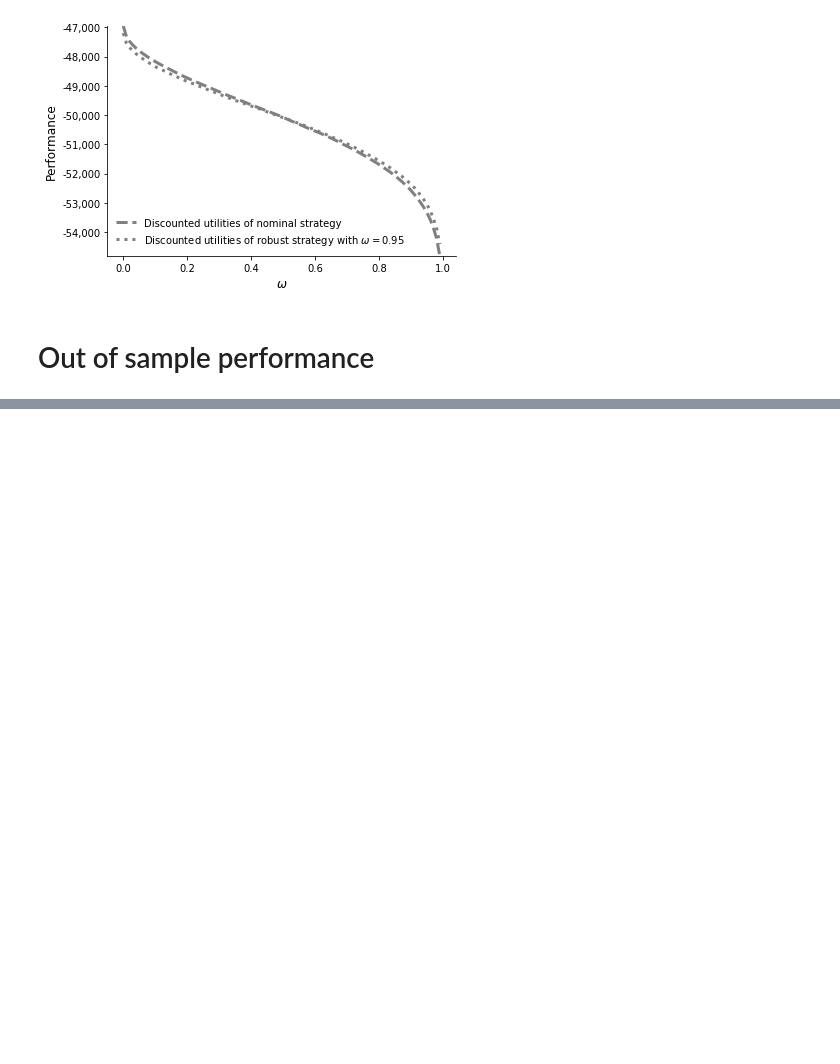
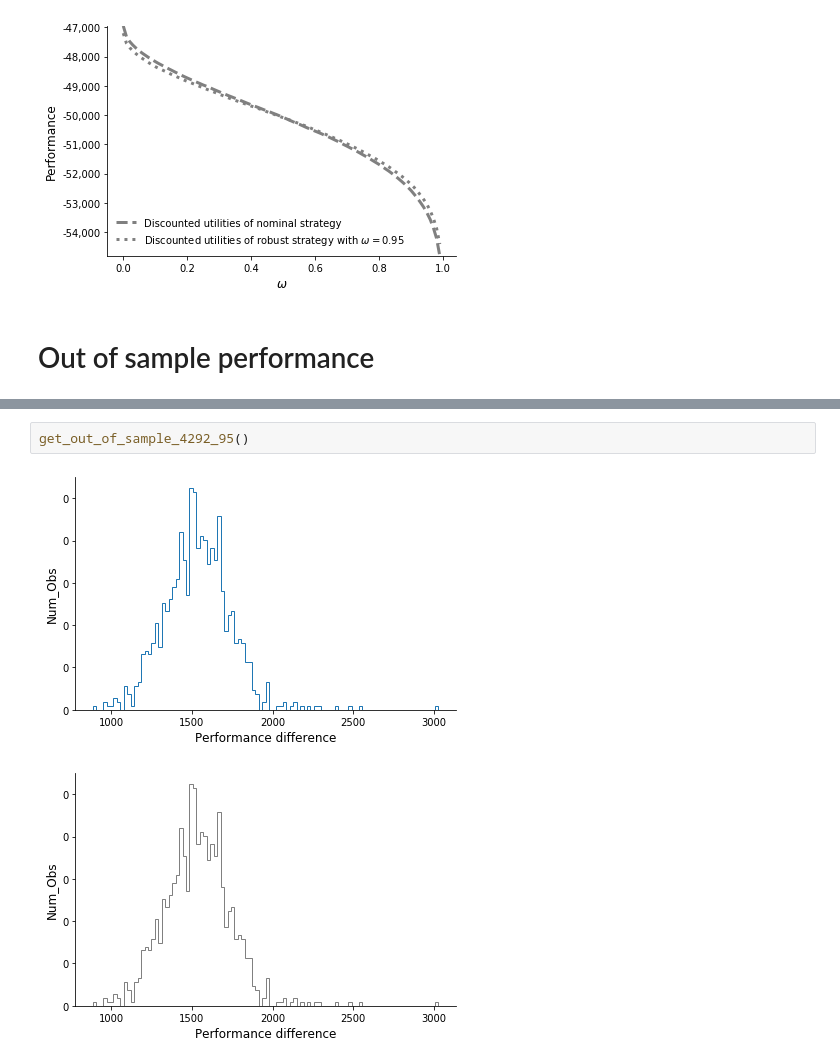
Before and after one commit to robustzurcher/analysis, a Jupyter notebook: notebooks/03_application.ipynb, the cells around one changed output, grey strips where cells are left out. Saved outputs shown, nothing was run; the diff lists cells and outputs as text; blank space fills up the shorter version.

```diff
--- a/notebooks/03_application.ipynb
+++ b/notebooks/03_application.ipynb
@@ -179,0 +181,5 @@ get_performance()
+# %%
+get_out_of_sample_4292_95()
+# %% [output]
+[figure, added]
+[figure, added]
```
Also changed, not shown: parts of 3 cells of this notebook, 4 other files.
